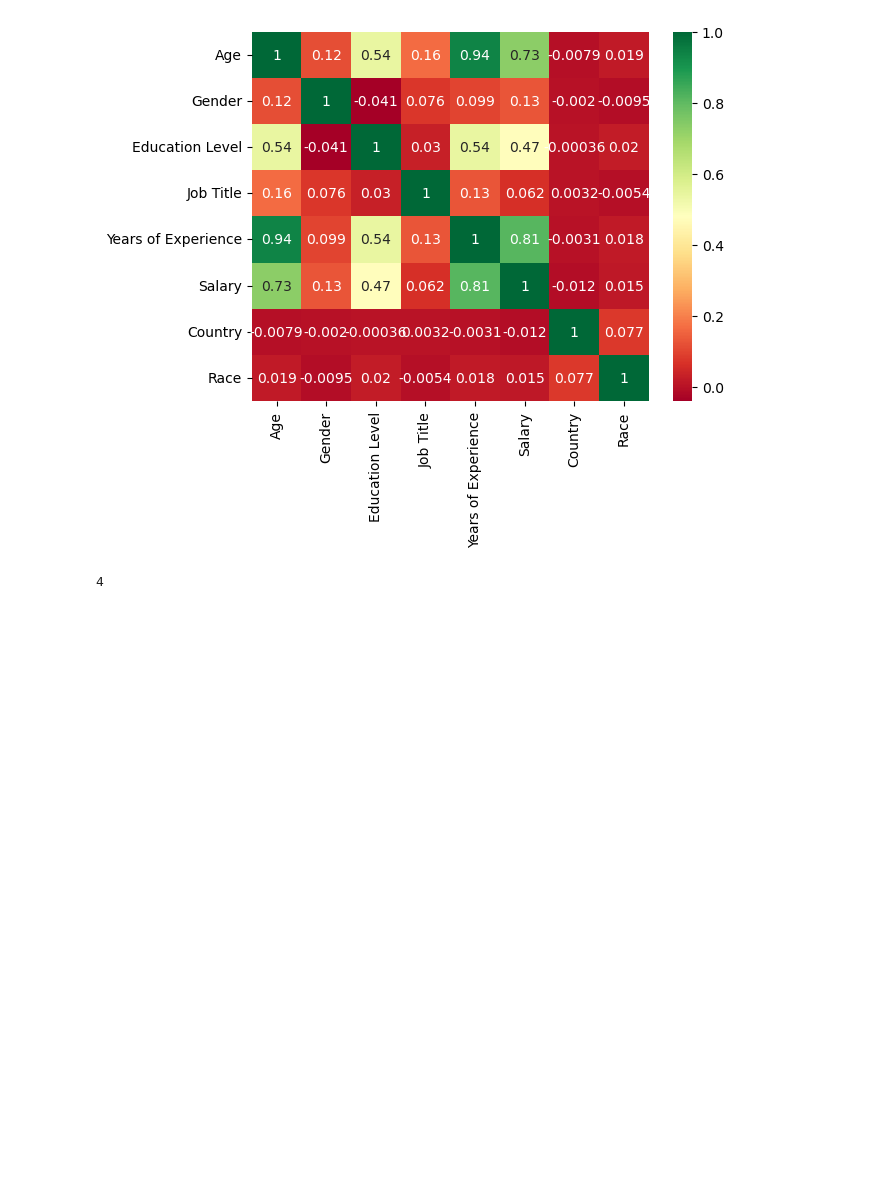
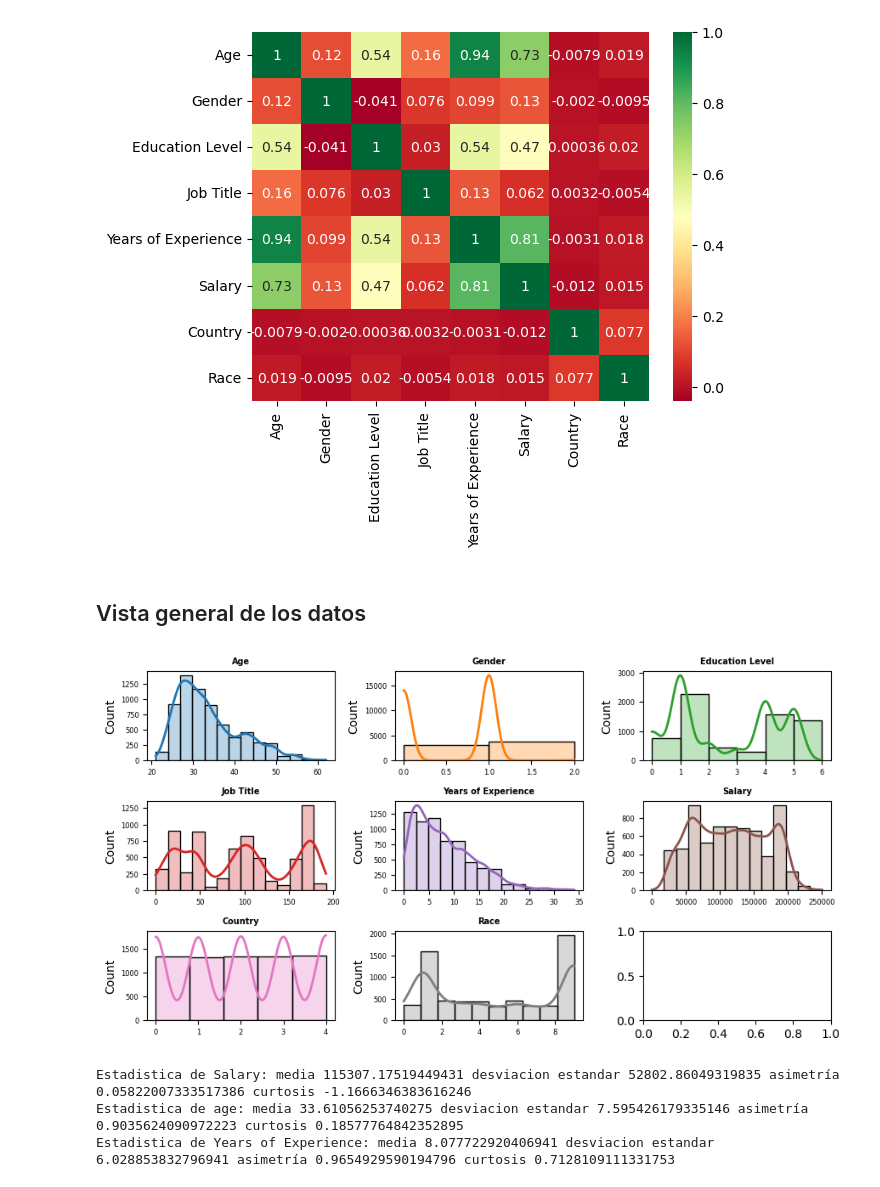
Before and after one commit to xavierzg/Salary_Data_Based_country_and_race, a Jupyter notebook: Untitled-checkpoint.ipynb, the cells around one changed output. Drawn from its saved outputs; the diff is of its cells as text; code cells hidden in the pictures; blank space fills up the shorter version.

```diff
--- a/Untitled-checkpoint.ipynb
+++ b/Untitled-checkpoint.ipynb
@@ -140,6 +140,43 @@ matrix_corr(data2)
 # %% [output]
 [figure]
 # %%
-2 + 2
+import matplotlib.pyplot as plt
-# %% [output]
-4
+# %% [markdown]
+## Vista general de los datos
+# %%
+fig, axes = plt.subplots(nrows=3, ncols=3, figsize=(9, 5))
+axes = axes.flat
+for i, colum in enumerate(data2):
+    if pd.get_dummies(data2[colum]).columns.values.shape[0] <= 12:
+        num_bins = pd.get_dummies(data2[colum]).columns.values.shape[0]
+    else:
+        num_bins = 14
+    sns.histplot(
+        data     = data1,
+        bins     = num_bins,
+        x        = colum,
+        stat     = "count",
+        kde      = True,
+        color    = (list(plt.rcParams['axes.prop_cycle'])*2)[i]["color"],
+        line_kws = {'linewidth': 2},
+        alpha    = 0.3,
+        ax       = axes[i]
+    )
+    axes[i].set_title(colum, fontsize = 7, fontweight = "bold")
+    axes[i].tick_params(labelsize = 6)
+    axes[i].set_xlabel("")
+
+
+fig.tight_layout()
+plt.subplots_adjust(top = 0.9)
+# %% [output]
+[figure, added]
+# %%
+import scipy.stats as st
+print("Estadistica de Salary:", "media", np.mean(data2['Salary']), "desviacion estandar", np.sqrt(np.var(data2['Salary'])) , "asimetría", st.skew(data2['Salary']),"curtosis", st.kurtosis(data2['Salary']))
+print("Estadistica de age:", "media", np.mean(data2['Age']), "desviacion estandar", np.sqrt(np.var(data2['Age'])) , "asimetría", st.skew(data2['Age']),"curtosis", st.kurtosis(data2['Age']))
+print("Estadistica de Years of Experience:", "media", np.mean(data2['Years of Experience']), "desviacion estandar", np.sqrt(np.var(data2['Years of Experience'])) , "asimetría", st.skew(data2['Years of Experience']),"curtosis", st.kurtosis(data2['Years of Experience']))
+# %% [output]
+Estadistica de Salary: media 115307.17519449431 desviacion estandar 52802.86049319835 asimetría 0.05822007333517386 curtosis -1.1666346383616246
+Estadistica de age: media 33.61056253740275 desviacion estandar 7.595426179335146 asimetría 0.9035624090972223 curtosis 0.18577764842352895
+Estadistica de Years of Experience: media 8.077722920406941 desviacion estandar 6.028853832796941 asimetría 0.9654929590194796 curtosis 0.7128109111331753
```
Also changed, not shown: parts of 8 cells of this notebook.
